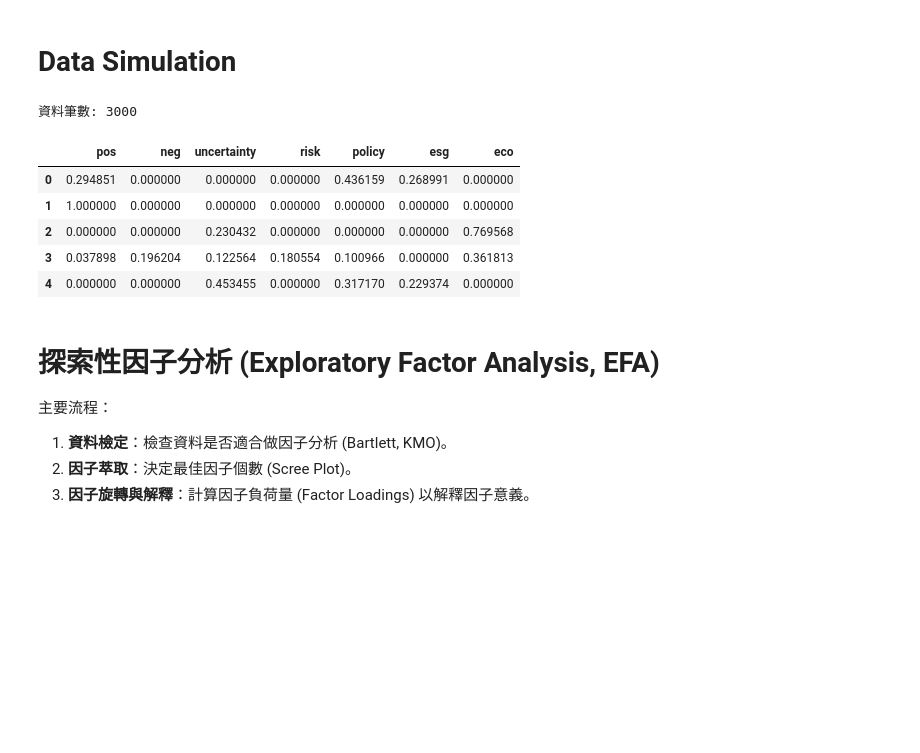
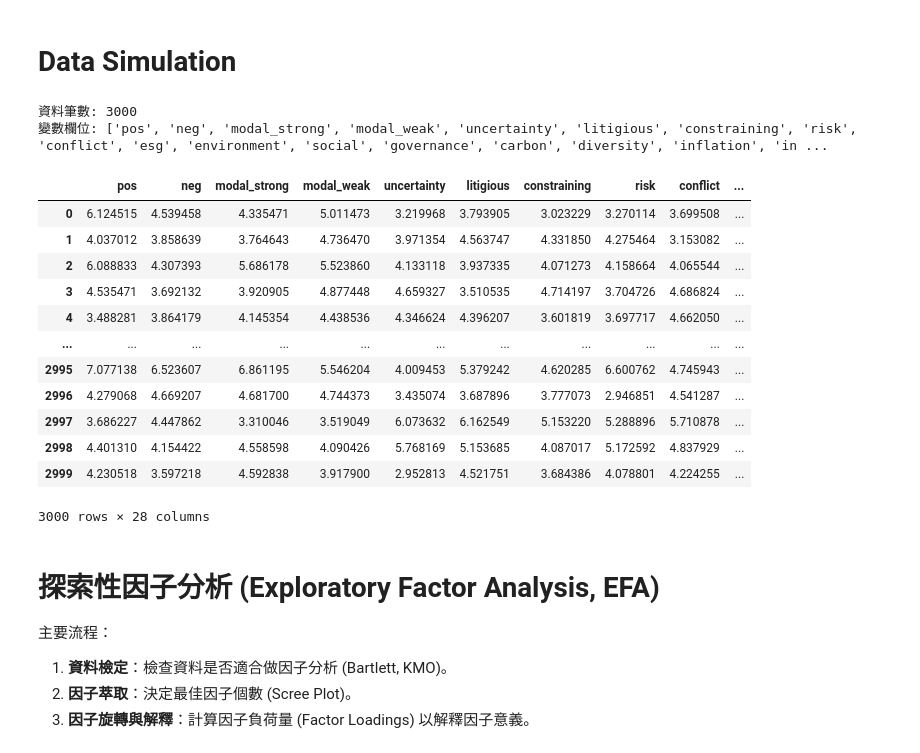
Before and after one commit to Xin95172/Personal-Project, a Jupyter notebook: 多變量分析/research.ipynb, the cells around one changed output. Cells and saved outputs as stored; diff of their text form; code cells hidden in the pictures; blank space fills up the shorter version.

```diff
--- a/多變量分析/research.ipynb
+++ b/多變量分析/research.ipynb
@@ -68,21 +97,31 @@ def simulate_efa_features(
 # %%
 # 例：產生 EFA 用資料 (Data Loading)
 df_X, L_true = simulate_efa_features(
     N=3000,
-    make_share=True,
-    noise_sd=0.8
+    K=8,             # 指定 8 個因子
+    make_share=False,
+    noise_sd=0.6     # 雜訊設小一點，讓結構更清晰
 )
 
 print(f"資料筆數: {len(df_X)}")
-df_X.head()
+print(f"變數欄位: {df_X.columns.tolist()}")
+df_X
 # %% [output]
 資料筆數: 3000
+變數欄位: ['pos', 'neg', 'modal_strong', 'modal_weak', 'uncertainty', 'litigious', 'constraining', 'risk', 'conflict', 'esg', 'environment', 'social', 'governance', 'carbon', 'diversity', 'inflation', 'in ...
-|  | pos | neg | uncertainty | risk | policy | esg | eco |
-| 0 | 0.294851 | 0.000000 | 0.000000 | 0.000000 | 0.436159 | 0.268991 | 0.000000 |
-| 1 | 1.000000 | 0.000000 | 0.000000 | 0.000000 | 0.000000 | 0.000000 | 0.000000 |
-| 2 | 0.000000 | 0.000000 | 0.230432 | 0.000000 | 0.000000 | 0.000000 | 0.769568 |
-| 3 | 0.037898 | 0.196204 | 0.122564 | 0.180554 | 0.100966 | 0.000000 | 0.361813 |
-| 4 | 0.000000 | 0.000000 | 0.453455 | 0.000000 | 0.317170 | 0.229374 | 0.000000 |
+|  | pos | neg | modal_strong | modal_weak | uncertainty | litigious | constraining | risk | conflict | ... |
+| 0 | 6.124515 | 4.539458 | 4.335471 | 5.011473 | 3.219968 | 3.793905 | 3.023229 | 3.270114 | 3.699508 | ... |
+| 1 | 4.037012 | 3.858639 | 3.764643 | 4.736470 | 3.971354 | 4.563747 | 4.331850 | 4.275464 | 3.153082 | ... |
+| 2 | 6.088833 | 4.307393 | 5.686178 | 5.523860 | 4.133118 | 3.937335 | 4.071273 | 4.158664 | 4.065544 | ... |
+| 3 | 4.535471 | 3.692132 | 3.920905 | 4.877448 | 4.659327 | 3.510535 | 4.714197 | 3.704726 | 4.686824 | ... |
+| 4 | 3.488281 | 3.864179 | 4.145354 | 4.438536 | 4.346624 | 4.396207 | 3.601819 | 3.697717 | 4.662050 | ... |
+| ... | ... | ... | ... | ... | ... | ... | ... | ... | ... | ... |
+| 2995 | 7.077138 | 6.523607 | 6.861195 | 5.546204 | 4.009453 | 5.379242 | 4.620285 | 6.600762 | 4.745943 | ... |
+| 2996 | 4.279068 | 4.669207 | 4.681700 | 4.744373 | 3.435074 | 3.687896 | 3.777073 | 2.946851 | 4.541287 | ... |
+| 2997 | 3.686227 | 4.447862 | 3.310046 | 3.519049 | 6.073632 | 6.162549 | 5.153220 | 5.288896 | 5.710878 | ... |
+| 2998 | 4.401310 | 4.154422 | 4.558598 | 4.090426 | 5.768169 | 5.153685 | 4.087017 | 5.172592 | 4.837929 | ... |
+| 2999 | 4.230518 | 3.597218 | 4.592838 | 3.917900 | 2.952813 | 4.521751 | 3.684386 | 4.078801 | 4.224255 | ... |
+3000 rows × 28 columns
 # %% [markdown]
 # 探索性因子分析 (Exploratory Factor Analysis, EFA)
 
```
Also changed, not shown: parts of 20 cells of this notebook, 2 other files.
